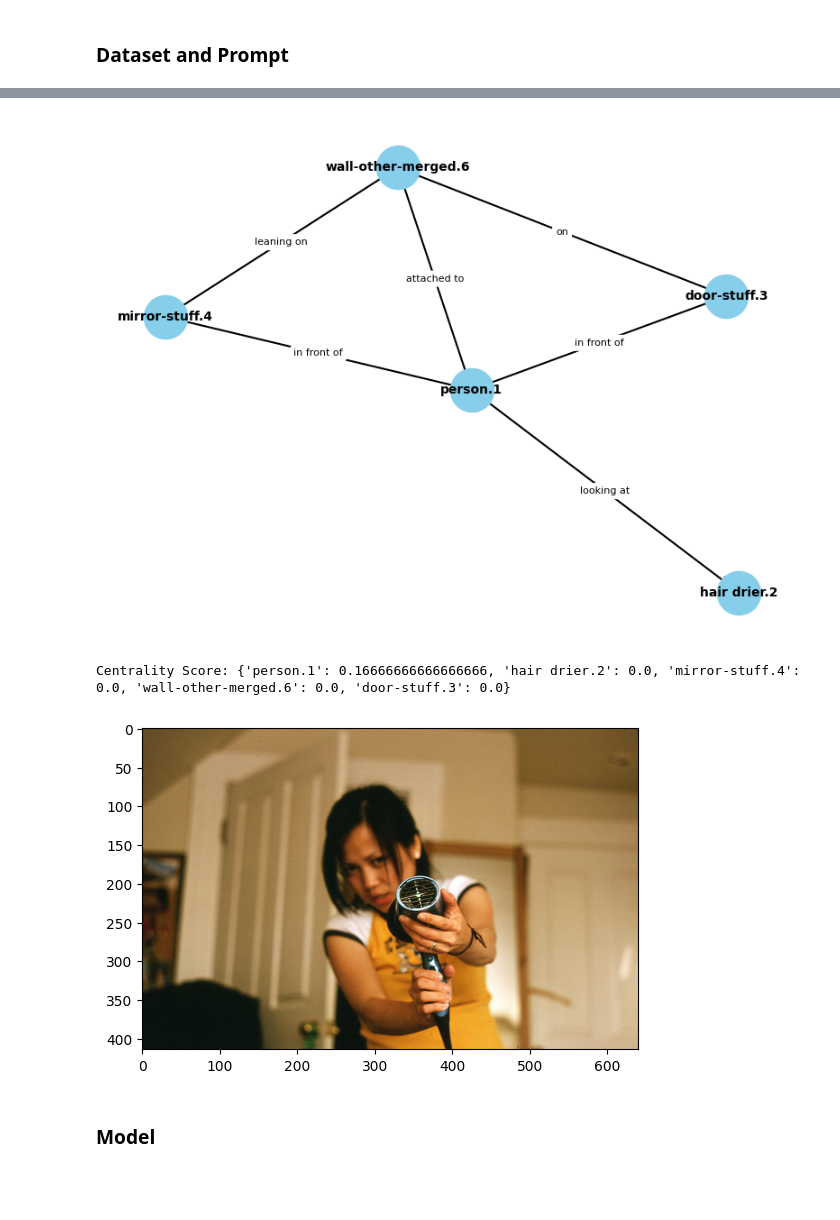
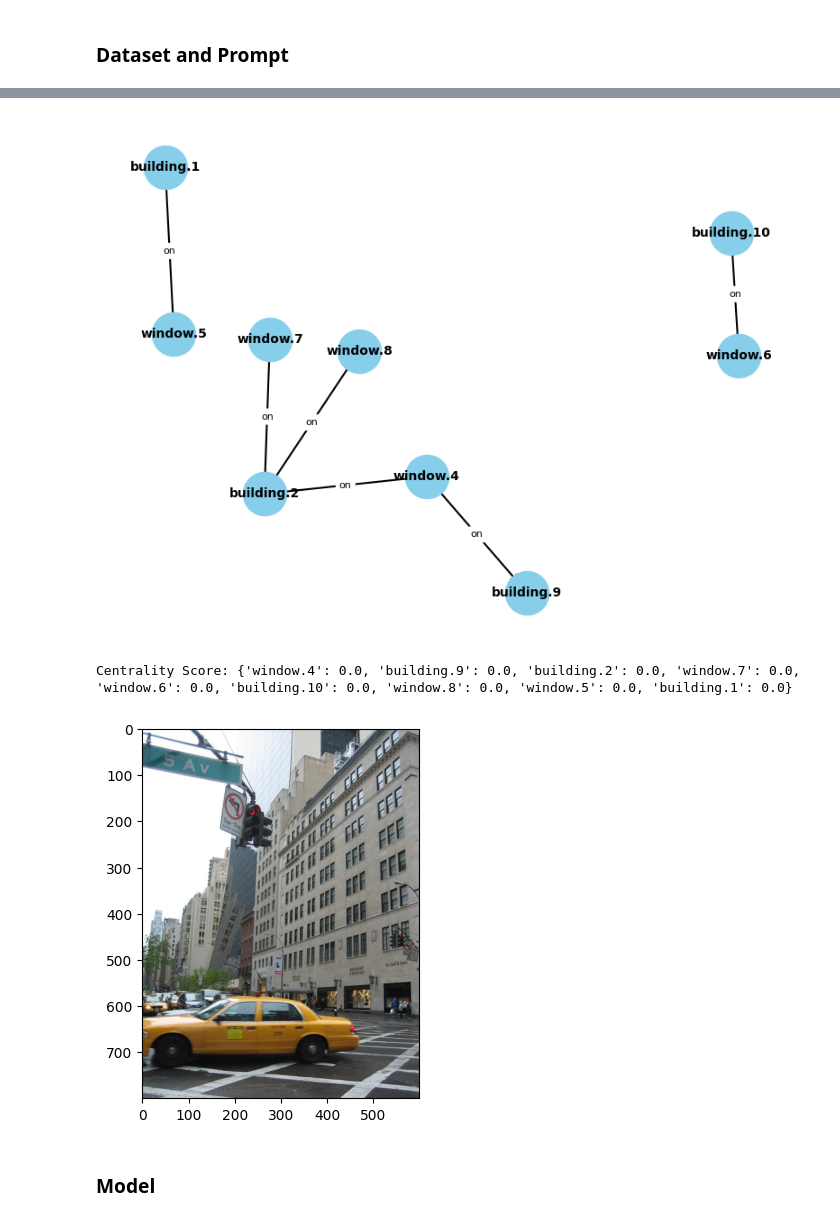
Before and after one commit to shadmankabir27/LLMGraphGenRL_GRPO, a Jupyter notebook: SceneGraphs/MLLM_Eval.ipynb, the cells around one changed output, grey strips where cells are left out. Cells and saved outputs as stored; diff of their text form; code cells hidden in the pictures; blank space fills up the shorter version.

Commit message:
updated scene graphs code

```diff
--- a/SceneGraphs/MLLM_Eval.ipynb
+++ b/SceneGraphs/MLLM_Eval.ipynb
@@ -59,5 +55,5 @@ def build_messages(image, prompt: str):
 # %%
-psg_val = load_from_disk("./datasets/psg_test_sg")
-print(psg_val)
+vg_val = load_from_disk("./datasets/vg150_val_sgg_prompt")
+print(vg_val)
 # %% [output]
 Dataset({
@@ -145,36 +137,36 @@ def plot_graph(rels):
         pos,
         font_size=10,
         font_weight="bold",
         horizontalalignment="center",
         verticalalignment="center",
     )
 
     # Edge labels (predicates)
     edge_labels = nx.get_edge_attributes(G, "label")
     nx.draw_networkx_edge_labels(
         G,
         pos,
         edge_labels=edge_labels,
         font_size=8,
         label_pos=0.5,
         rotate=False,  # easier to read
     )
 
     plt.axis("off")
     plt.tight_layout()
     plt.show()
 
     centrality_score = nx.betweenness_centrality(G)
     print("Centrality Score:", centrality_score)
 
-sample = load_sample(psg_val, index=1000)
+sample = load_sample(vg_val, index=500)
 plot_graph(ast.literal_eval(sample['relationships']))
 
 plt.imshow(sample["image"])
 plt.show()
 # %% [output]
-[figure, old version]
+[figure, new version]
-Centrality Score: {'person.1': 0.16666666666666666, 'hair drier.2': 0.0, 'mirror-stuff.4': 0.0, 'wall-other-merged.6': 0.0, 'door-stuff.3': 0.0}
+Centrality Score: {'window.4': 0.0, 'building.9': 0.0, 'building.2': 0.0, 'window.7': 0.0, 'window.6': 0.0, 'building.10': 0.0, 'window.8': 0.0, 'window.5': 0.0, 'building.1': 0.0}
-[figure, old version]
+[figure, new version]
 # %% [markdown]
 ### Model
```
Also changed, not shown: parts of 32 cells of this notebook, 7 other files.
